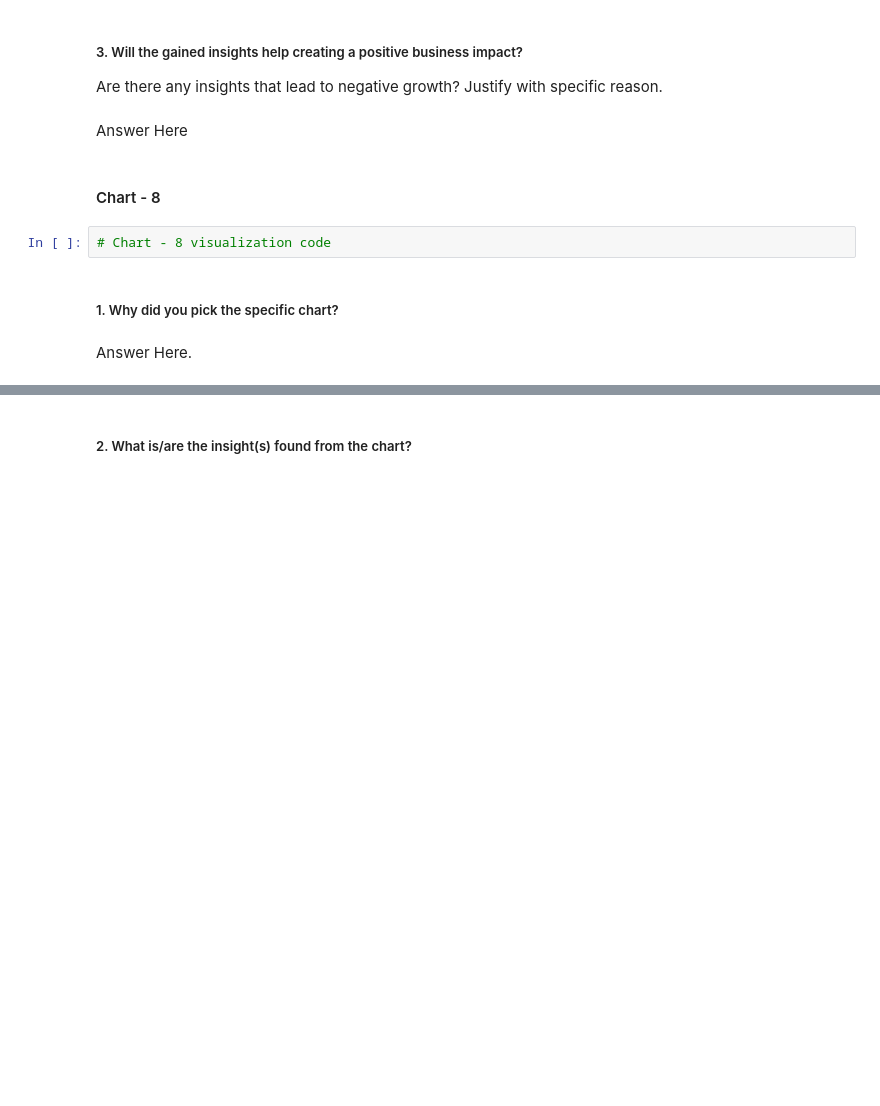
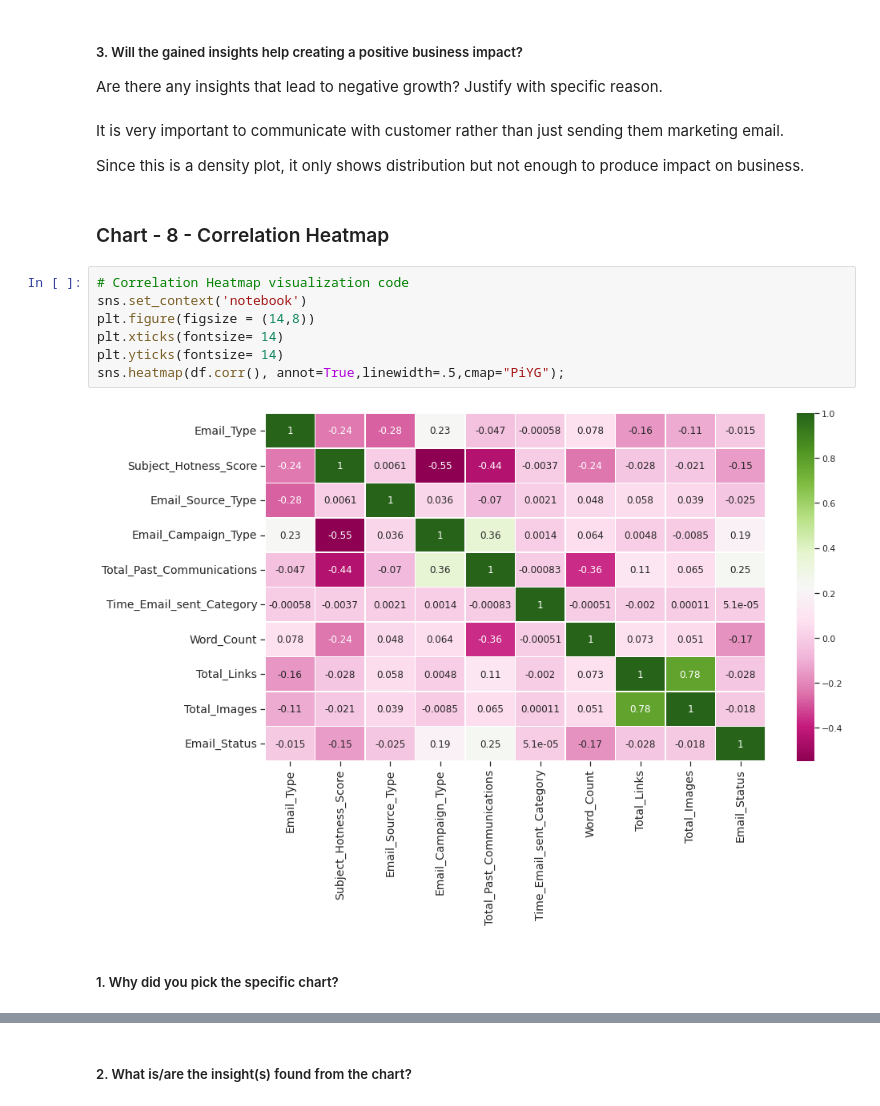
Before and after one commit to abhinav4201/Classification-Email-Campaign-Effectiveness-Prediction, a Jupyter notebook: Email_Campaign_Effectiveness_Prediction_capstone_3.ipynb, the cells around one changed output, grey strips where cells are left out. Cells and saved outputs as stored; diff of their text form; blank space fills up the shorter version.

```diff
--- a/Email_Campaign_Effectiveness_Prediction_capstone_3.ipynb
+++ b/Email_Campaign_Effectiveness_Prediction_capstone_3.ipynb
@@ -1100,13 +1106,20 @@ Answer Here
 # %% [markdown]
 ##### 3. Will the gained insights help creating a positive business impact?
 Are there any insights that lead to negative growth? Justify with specific reason.
-# %% [markdown]
-Answer Here
+# %% [markdown]
+It is very important to communicate with customer rather than just sending them marketing email.
+
+Since this is a density plot, it only shows distribution but not enough to produce impact on business.
 # %% [markdown]
-#### Chart - 8
+### Chart - 8 - Correlation Heatmap
-# %%
-# Chart - 8 visualization code
+# %%
+# Correlation Heatmap visualization code
+sns.set_context('notebook')
+plt.figure(figsize = (14,8))
+plt.xticks(fontsize= 14)
+plt.yticks(fontsize= 14)
+sns.heatmap(df.corr(), annot=True,linewidth=.5,cmap="PiYG");
+# %% [output]
+[figure, added]
 # %% [markdown]
 ##### 1. Why did you pick the specific chart?
-# %% [markdown]
-Answer Here.
```
Also changed, not shown: parts of 67 cells of this notebook.
